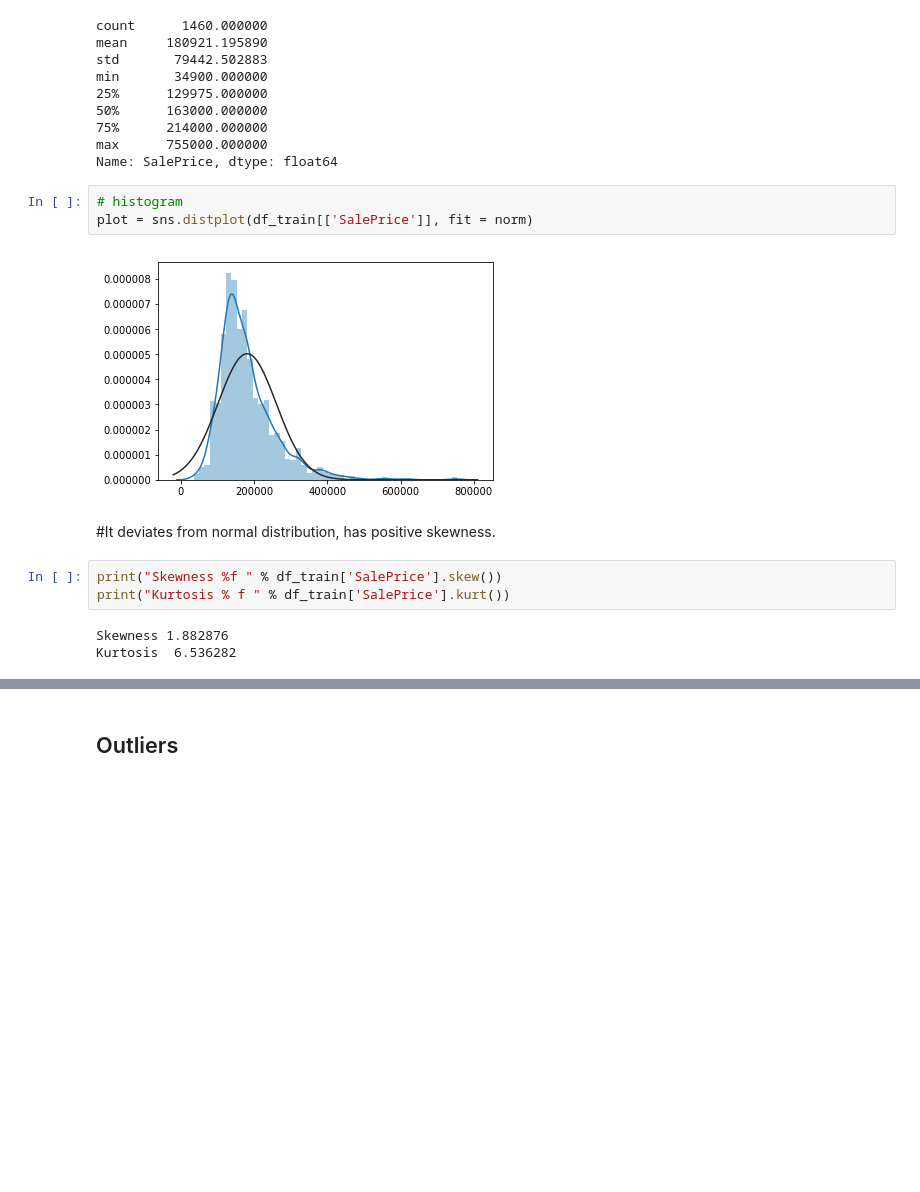
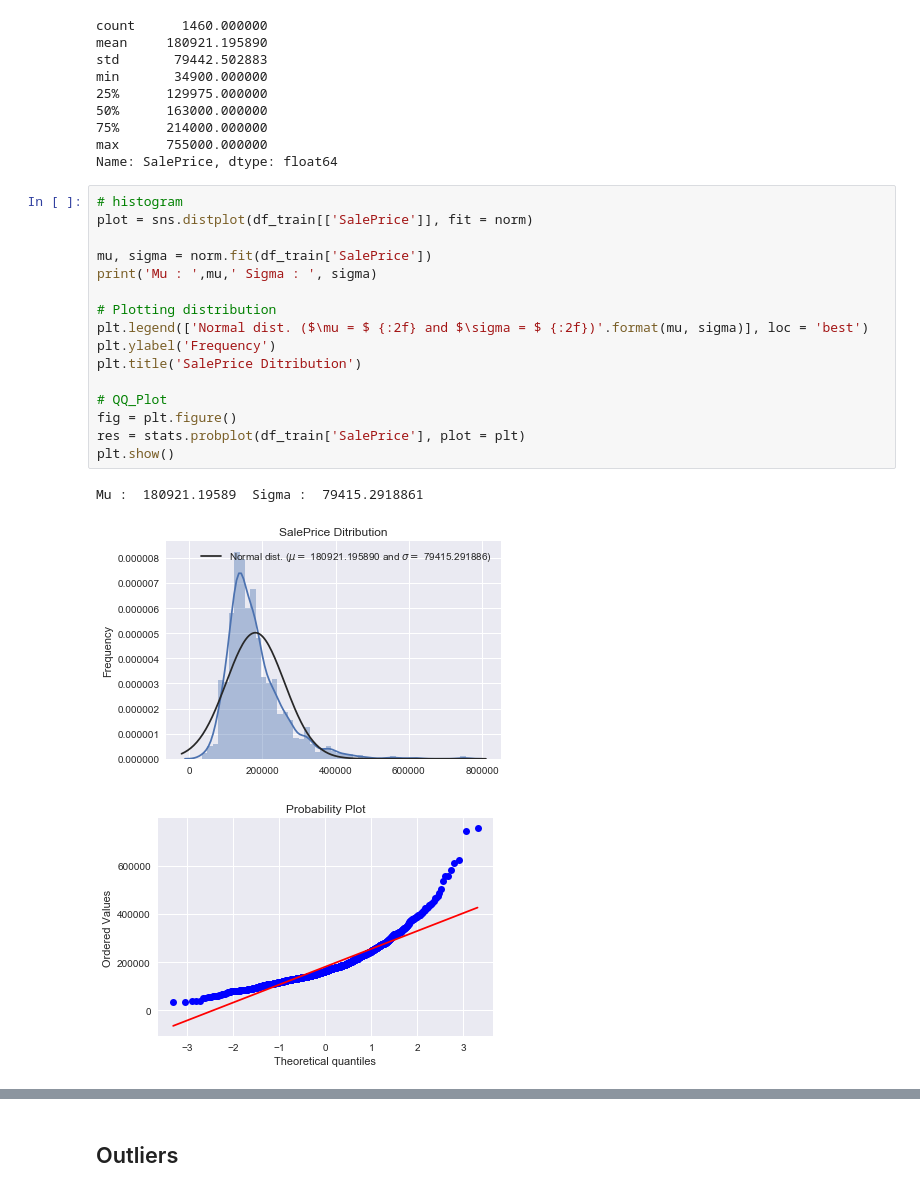
Before and after one commit to MCParab/Kaggle-Titanic, a Jupyter notebook: House Prices /House_Prices.ipynb, the cells around one changed output, grey strips where cells are left out. Drawn from its saved outputs; the diff is of its cells as text; blank space fills up the shorter version.

```diff
--- a/House Prices /House_Prices.ipynb
+++ b/House Prices /House_Prices.ipynb
@@ -121,16 +121,23 @@ min       34900.000000
 75%      214000.000000
 max      755000.000000
 Name: SalePrice, dtype: float64
-# %%
-# histogram
-plot = sns.distplot(df_train[['SalePrice']], fit = norm)
-# %% [output]
-[figure, removed]
-# %% [markdown]
-#It deviates from normal distribution, has positive skewness.
-# %%
-print("Skewness %f " % df_train['SalePrice'].skew())
-print("Kurtosis % f " % df_train['SalePrice'].kurt())
-# %% [output]
-Skewness 1.882876
-Kurtosis  6.536282
+# %%
+# histogram
+plot = sns.distplot(df_train[['SalePrice']], fit = norm)
+
+mu, sigma = norm.fit(df_train['SalePrice'])
+print('Mu : ',mu,' Sigma : ', sigma)
+
+# Plotting distribution
+plt.legend(['Normal dist. ($\mu = $ {:2f} and $\sigma = $ {:2f})'.format(mu, sigma)], loc = 'best')
+plt.ylabel('Frequency')
+plt.title('SalePrice Ditribution')
+
+# QQ_Plot
+fig = plt.figure()
+res = stats.probplot(df_train['SalePrice'], plot = plt)
+plt.show()
+# %% [output]
+Mu :  180921.19589  Sigma :  79415.2918861
+[figure, added]
+[figure, added]
```
Also changed, not shown: parts of 6 cells of this notebook, 2 other files.
